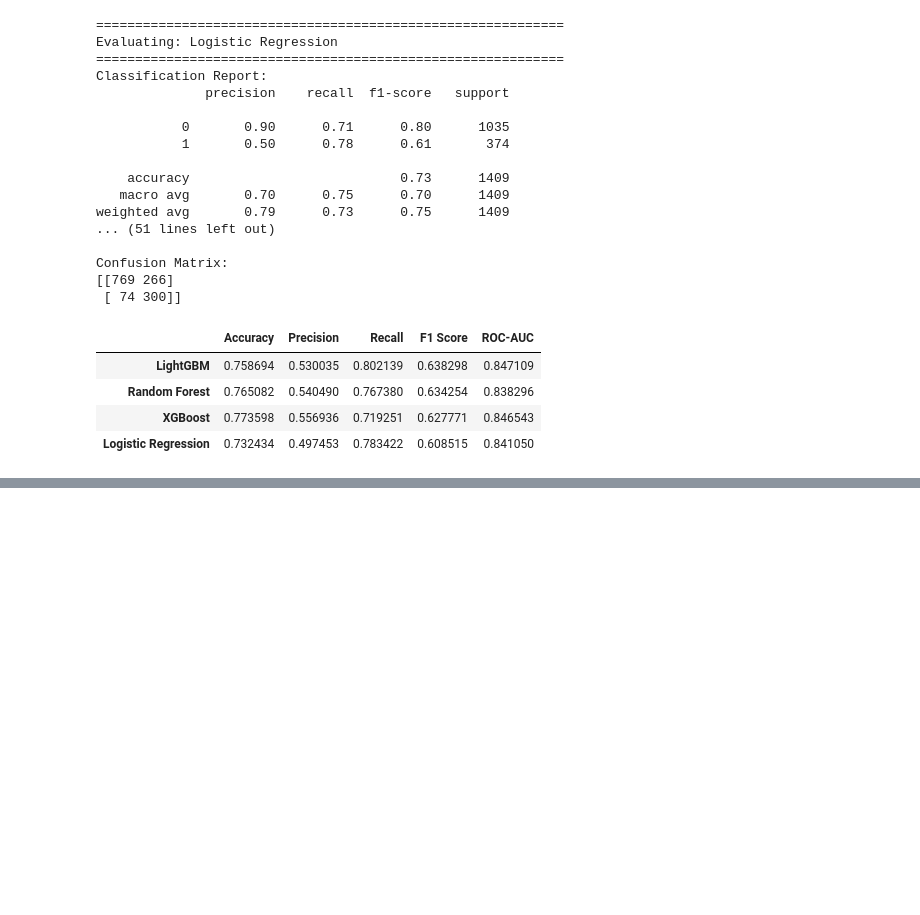
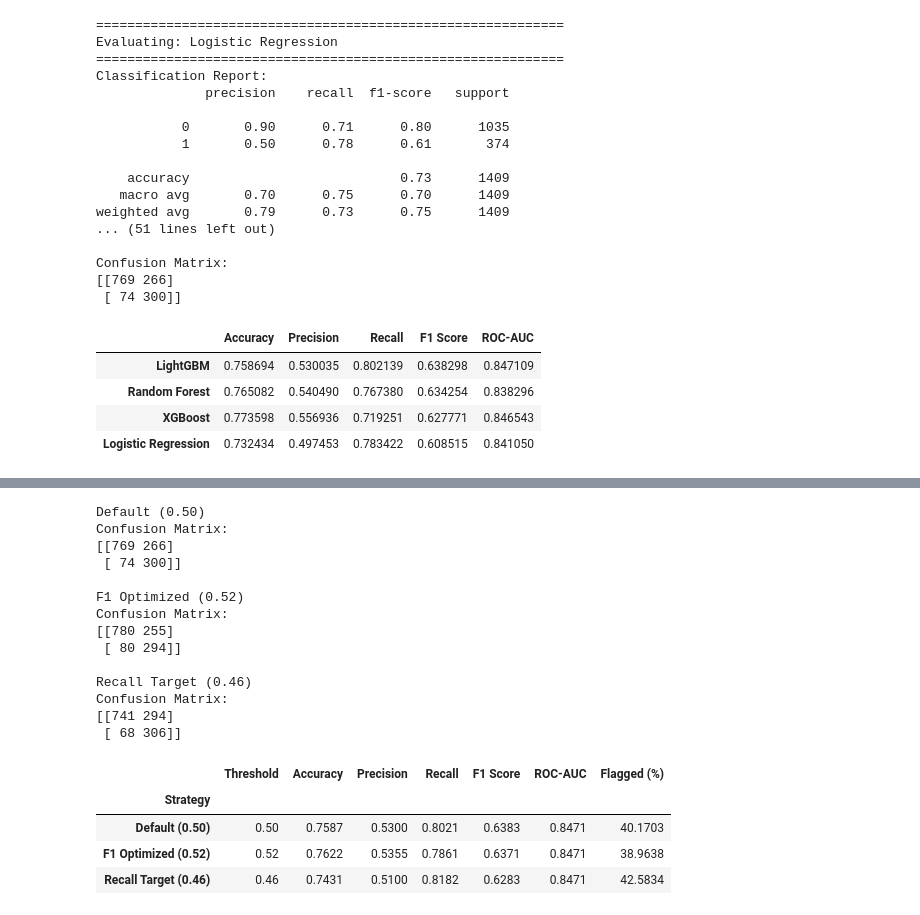
Before and after one commit to Anshbharadwaj28/customer-intelligence-churn-prediction, a Jupyter notebook: notebook/03_model_training.ipynb, the cells around one changed output, grey strips where cells are left out. Drawn from its saved outputs; the diff is of its cells as text; code cells hidden in the pictures; blank space fills up the shorter version.

```diff
--- a/notebook/03_model_training.ipynb
+++ b/notebook/03_model_training.ipynb
@@ -479,0 +659,64 @@ best_model = best_lgbm_model
+# %%
+from sklearn.metrics import (
+    precision_score,
+    recall_score,
+    f1_score,
+    accuracy_score,
+    roc_auc_score,
+    confusion_matrix
+)
+
+test_probabilities = best_lgbm_model.predict_proba(X_test)[:, 1]
+
+selected_thresholds = {
+    "Default (0.50)": 0.50,
+    "F1 Optimized (0.52)": 0.52,
+    "Recall Target (0.46)": 0.46
+}
+
+final_threshold_results = []
+
+for strategy, threshold in selected_thresholds.items():
+
+    y_pred = (test_probabilities >= threshold).astype(int)
+
+    results = {
+        "Strategy": strategy,
+        "Threshold": threshold,
+        "Accuracy": accuracy_score(y_test, y_pred),
+        "Precision": precision_score(y_test, y_pred, zero_division=0),
+        "Recall": recall_score(y_test, y_pred, zero_division=0),
+        "F1 Score": f1_score(y_test, y_pred, zero_division=0),
+        "ROC-AUC": roc_auc_score(y_test, test_probabilities),
+        "Flagged (%)": y_pred.mean() * 100
+    }
+
+    final_threshold_results.append(results)
+
+    print(f"\n{strategy}")
+    print("Confusion Matrix:")
+    print(confusion_matrix(y_test, y_pred))
+
+final_threshold_df = pd.DataFrame(final_threshold_results)
+
+final_threshold_df.set_index("Strategy").round(4)
+# %% [output]
+Default (0.50)
+Confusion Matrix:
+[[769 266]
+ [ 74 300]]
+
+F1 Optimized (0.52)
+Confusion Matrix:
+[[780 255]
+ [ 80 294]]
+
+Recall Target (0.46)
+Confusion Matrix:
+[[741 294]
+ [ 68 306]]
+|  | Threshold | Accuracy | Precision | Recall | F1 Score | ROC-AUC | Flagged (%) |
+| Strategy |  |  |  |  |  |  |  |
+| Default (0.50) | 0.50 | 0.7587 | 0.5300 | 0.8021 | 0.6383 | 0.8471 | 40.1703 |
+| F1 Optimized (0.52) | 0.52 | 0.7622 | 0.5355 | 0.7861 | 0.6371 | 0.8471 | 38.9638 |
+| Recall Target (0.46) | 0.46 | 0.7431 | 0.5100 | 0.8182 | 0.6283 | 0.8471 | 42.5834 |
```
Also changed, not shown: parts of 8 cells of this notebook.
